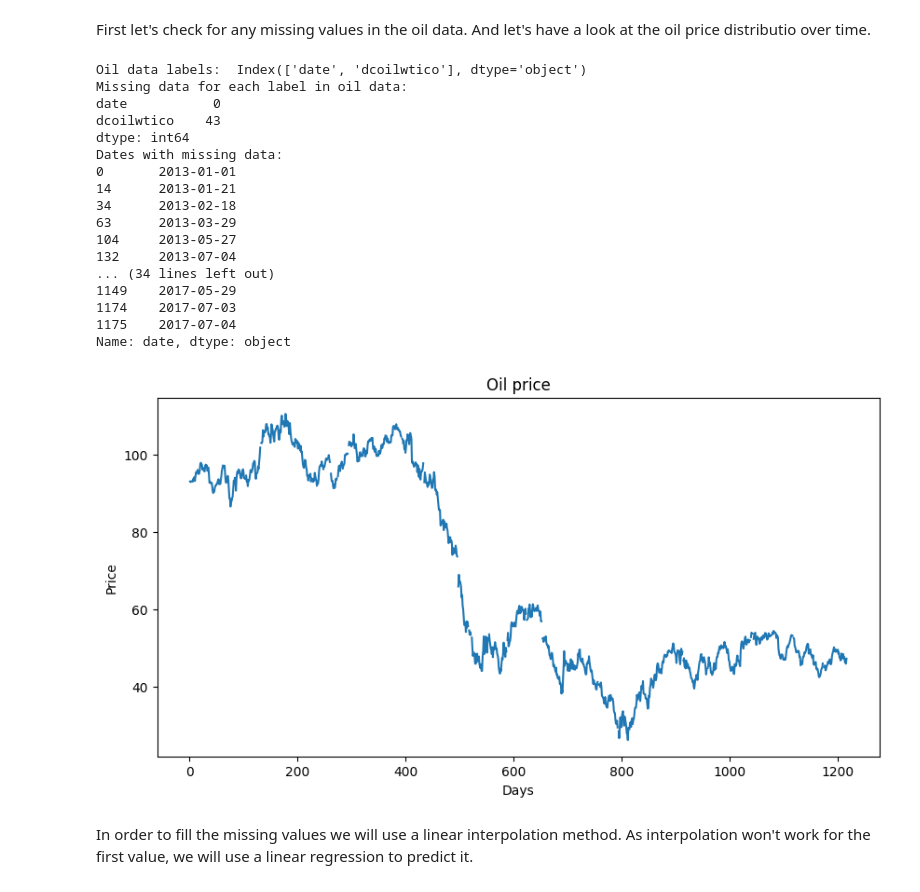
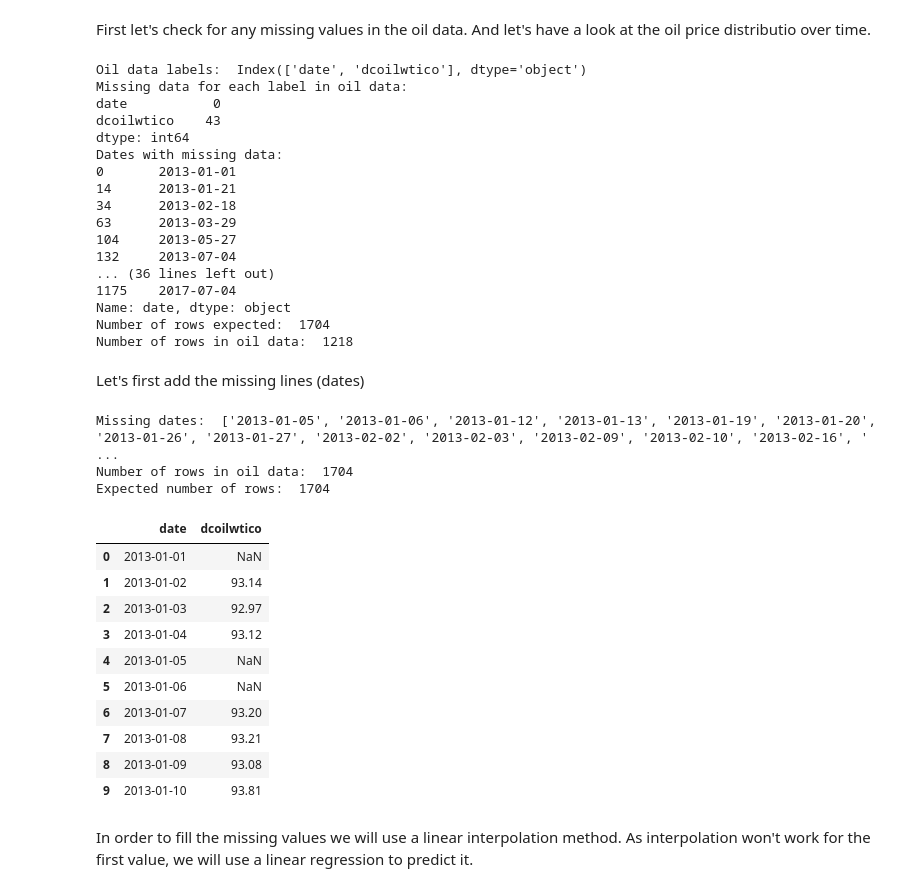
Before and after one commit to Anto-nain/MachineLearning, a Jupyter notebook: Kaggle/store_sales_data.ipynb, the cells around one changed output. Cells and saved outputs as stored; diff of their text form; code cells hidden in the pictures.

```diff
--- a/Kaggle/store_sales_data.ipynb
+++ b/Kaggle/store_sales_data.ipynb
@@ -83,13 +86,9 @@ print(raw_oil_data.isnull().sum())
 print('Dates with missing data: ')
 print(raw_oil_data[raw_oil_data.isnull().any(axis=1)]['date'])
 
-# Show data
-plt.figure(figsize=(10, 5))
-plt.plot(raw_oil_data['dcoilwtico'])
-plt.title('Oil price')
-plt.xlabel('Days')
-plt.ylabel('Price')
-plt.show()
+# Number of rows expected
+print('Number of rows expected: ', (convert_date_to_numeric('2017-08-31') - convert_date_to_numeric(start_date) + 1))
+print('Number of rows in oil data: ', raw_oil_data.shape[0])
 # %% [output]
 Oil data labels:  Index(['date', 'dcoilwtico'], dtype='object')
 Missing data for each label in oil data:
@@ -103,12 +102,65 @@ Dates with missing data:
 63      2013-03-29
 104     2013-05-27
 132     2013-07-04
-... (34 lines left out)
-1149    2017-05-29
-1174    2017-07-03
+... (36 lines left out)
 1175    2017-07-04
 Name: date, dtype: object
+Number of rows expected:  1704
+Number of rows in oil data:  1218
-[figure, removed]
+# %% [markdown]
+Let's first add the missing lines (dates)
+# %%
+# Searching for the missing dates
+missing_dates = []
+num = 0
+
+for date in range(convert_date_to_numeric(start_date), convert_date_to_numeric('2017-08-31') + 1):
+    if raw_oil_data['date'][num] != convert_numeric_to_date(date):
+        missing_dates.append(convert_numeric_to_date(date))
+    else:
+        num += 1
+
+print('Missing dates: ', missing_dates)
+
+# Adding the missing lines
+list_of_rows_to_add = []
+for i in range(len(missing_dates)):
+    list_of_rows_to_add.append({'date' : missing_dates[i], 'dcoilwtico' : np.nan})
+
+raw_oil_data = pd.concat([raw_oil_data, pd.DataFrame(list_of_rows_to_add)], ignore_index=True)
+
+print('Number of rows in oil data: ', raw_oil_data.shape[0])
+print('Expected number of rows: ', (convert_date_to_numeric('2017-08-31') - convert_date_to_numeric(start_date) + 1))
+
+# Sorting the data
+raw_oil_data = raw_oil_data.sort_values(by=['date'])
+raw_oil_data = raw_oil_data.reset_index(drop=True)
+
+'''
+# Show data
+plt.figure(figsize=(10, 5))
+plt.plot(raw_oil_data['dcoilwtico'])
+plt.title('Oil price')
+plt.xlabel('Days')
+plt.ylabel('Price')
+plt.show()
+'''
+raw_oil_data.head(10)
+# %% [output]
+Missing dates:  ['2013-01-05', '2013-01-06', '2013-01-12', '2013-01-13', '2013-01-19', '2013-01-20', '2013-01-26', '2013-01-27', '2013-02-02', '2013-02-03', '2013-02-09', '2013-02-10', '2013-02-16', ' ...
+Number of rows in oil data:  1704
+Expected number of rows:  1704
+|  | date | dcoilwtico |
+| 0 | 2013-01-01 | NaN |
+| 1 | 2013-01-02 | 93.14 |
+| 2 | 2013-01-03 | 92.97 |
+| 3 | 2013-01-04 | 93.12 |
+| 4 | 2013-01-05 | NaN |
+| 5 | 2013-01-06 | NaN |
+| 6 | 2013-01-07 | 93.20 |
+| 7 | 2013-01-08 | 93.21 |
+| 8 | 2013-01-09 | 93.08 |
+| 9 | 2013-01-10 | 93.81 |
 # %% [markdown]
 In order to fill the missing values we will use a linear interpolation method. As interpolation won't work for the first value, we will use a linear regression to predict it.
 # %%
```
Also changed, not shown: parts of 22 cells of this notebook, 2 other files.
